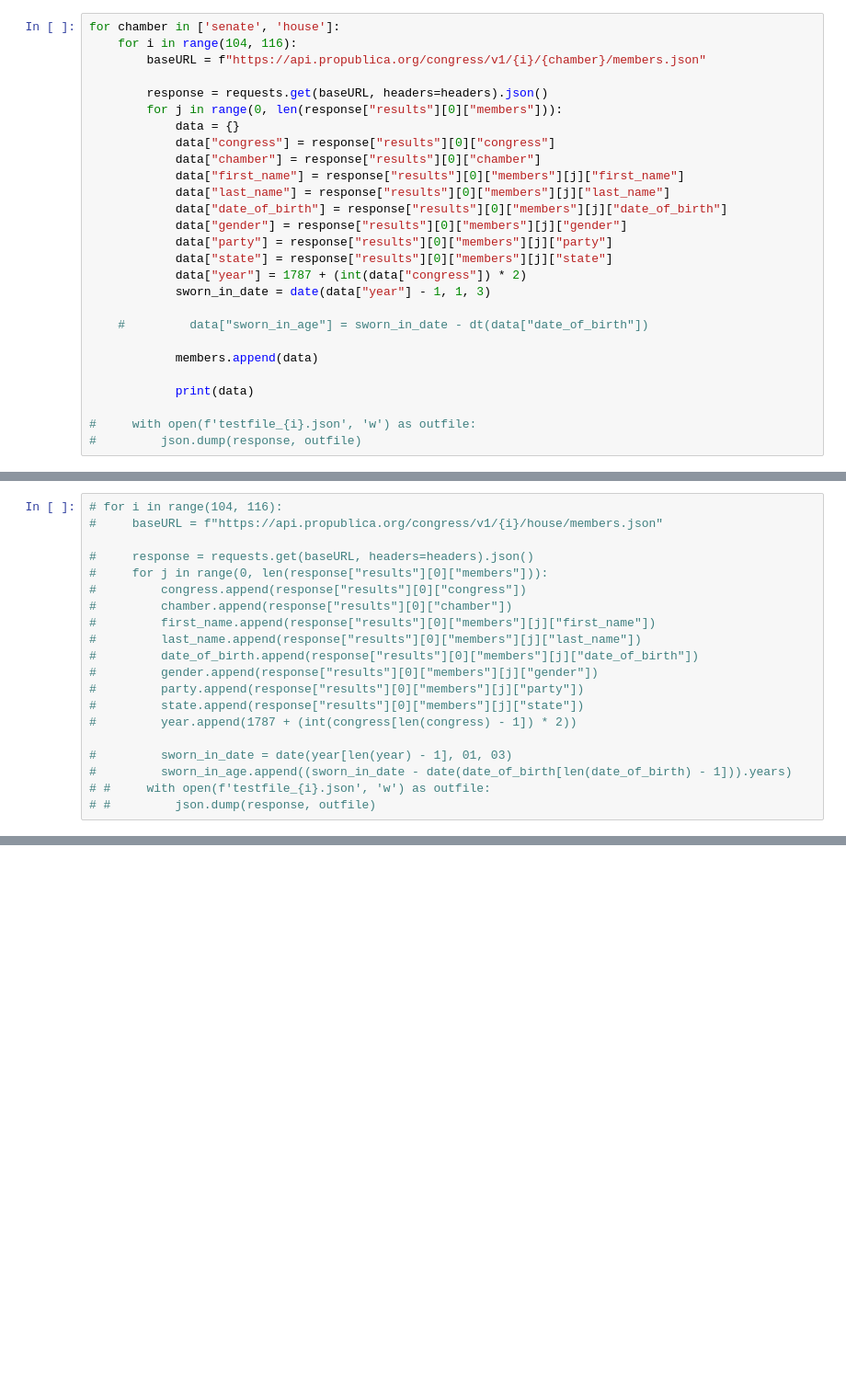
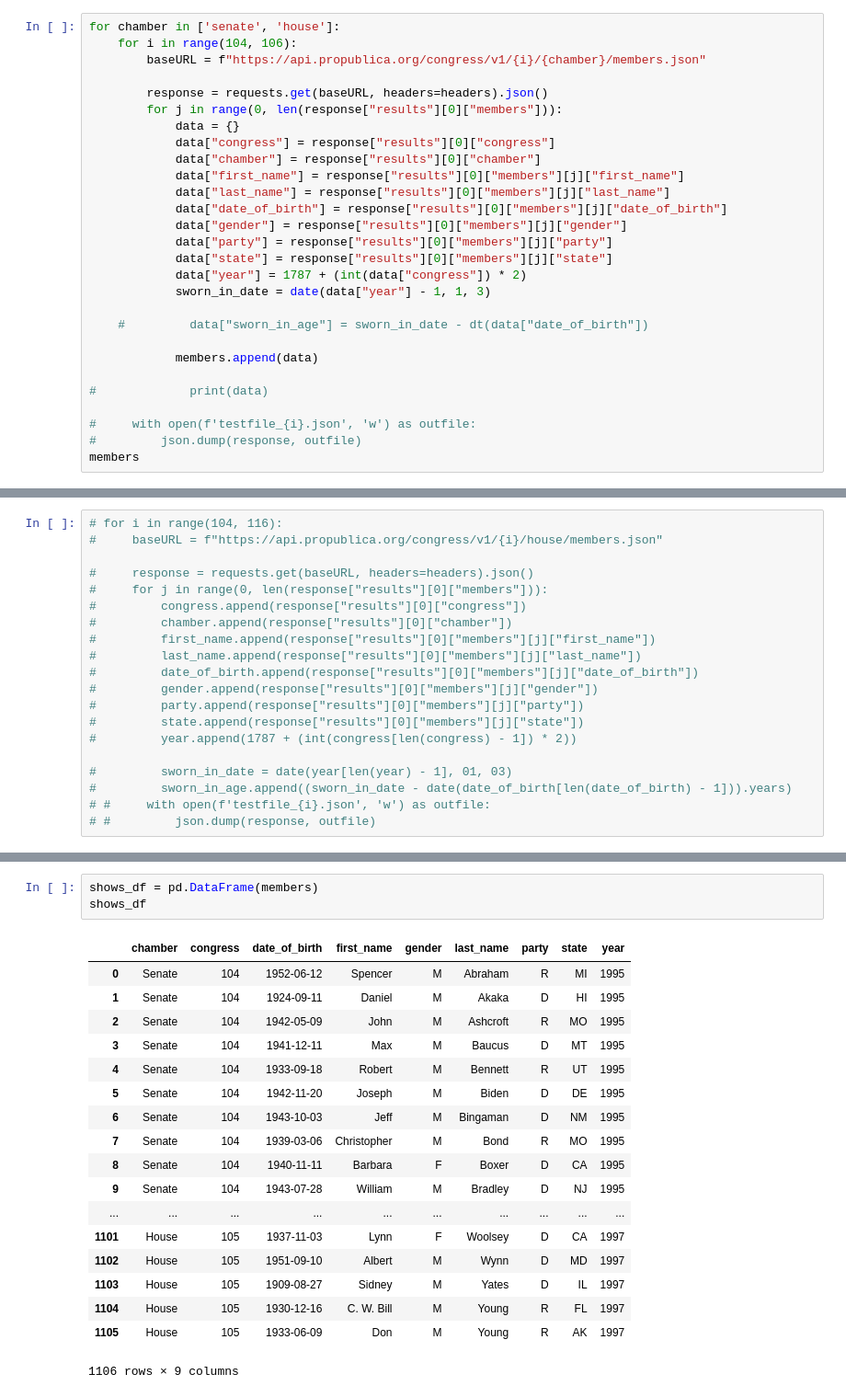
Before and after one commit to peterjorphan/Project-2-Congress, a Jupyter notebook: Untitled.ipynb, the cells around one changed output, grey strips where cells are left out. Shown at 92% size. Drawn from its saved outputs; the diff is of its cells as text; blank space fills up the shorter version.

Commit message:
updated json, dataframe

```diff
--- a/Untitled.ipynb
+++ b/Untitled.ipynb
@@ -46,7 +46,7 @@ members = []
 # #         json.dump(response, outfile)
 # %%
 for chamber in ['senate', 'house']:
-    for i in range(104, 116):
+    for i in range(104, 106):
         baseURL = f"https://api.propublica.org/congress/v1/{i}/{chamber}/members.json"
 
         response = requests.get(baseURL, headers=headers).json()
@@ -67,8 +67,9 @@ for chamber in ['senate', 'house']:
 
             members.append(data)
 
-            print(data)
+#             print(data)
 
 #     with open(f'testfile_{i}.json', 'w') as outfile:
 #         json.dump(response, outfile)
+members
 # %% [output]
@@ -131,0 +113,22 @@ SyntaxError: invalid syntax (<ipython-input-38-7cd8ec653e07>, line 11)
+# %%
+shows_df = pd.DataFrame(members)
+shows_df
+# %% [output]
+|  | chamber | congress | date_of_birth | first_name | gender | last_name | party | state | year |
+| 0 | Senate | 104 | 1952-06-12 | Spencer | M | Abraham | R | MI | 1995 |
+| 1 | Senate | 104 | 1924-09-11 | Daniel | M | Akaka | D | HI | 1995 |
+| 2 | Senate | 104 | 1942-05-09 | John | M | Ashcroft | R | MO | 1995 |
+| 3 | Senate | 104 | 1941-12-11 | Max | M | Baucus | D | MT | 1995 |
+| 4 | Senate | 104 | 1933-09-18 | Robert | M | Bennett | R | UT | 1995 |
+| 5 | Senate | 104 | 1942-11-20 | Joseph | M | Biden | D | DE | 1995 |
+| 6 | Senate | 104 | 1943-10-03 | Jeff | M | Bingaman | D | NM | 1995 |
+| 7 | Senate | 104 | 1939-03-06 | Christopher | M | Bond | R | MO | 1995 |
+| 8 | Senate | 104 | 1940-11-11 | Barbara | F | Boxer | D | CA | 1995 |
+| 9 | Senate | 104 | 1943-07-28 | William | M | Bradley | D | NJ | 1995 |
+| ... | ... | ... | ... | ... | ... | ... | ... | ... | ... |
+| 1101 | House | 105 | 1937-11-03 | Lynn | F | Woolsey | D | CA | 1997 |
+| 1102 | House | 105 | 1951-09-10 | Albert | M | Wynn | D | MD | 1997 |
+| 1103 | House | 105 | 1909-08-27 | Sidney | M | Yates | D | IL | 1997 |
+| 1104 | House | 105 | 1930-12-16 | C. W. Bill | M | Young | R | FL | 1997 |
+| 1105 | House | 105 | 1933-06-09 | Don | M | Young | R | AK | 1997 |
+1106 rows × 9 columns
```
Also changed, not shown: parts of 2 cells of this notebook.
